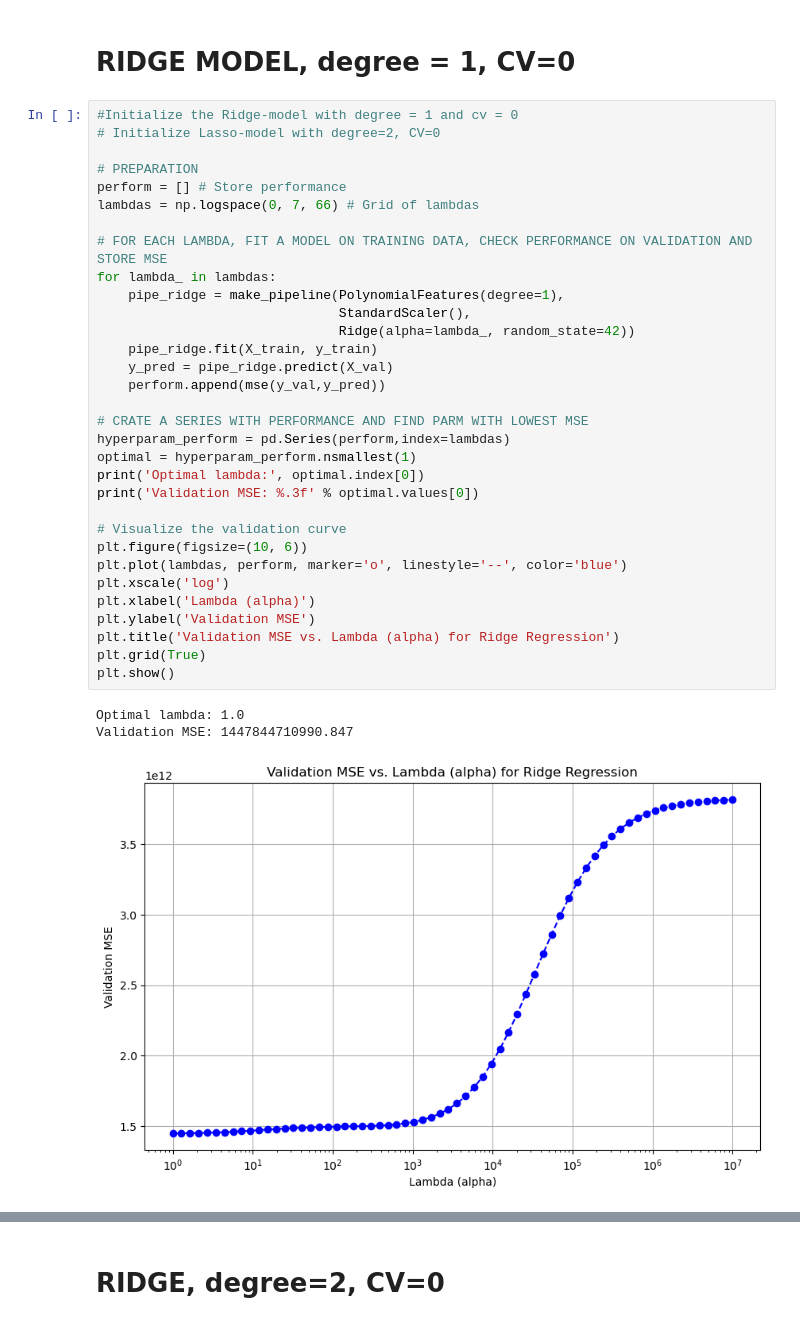
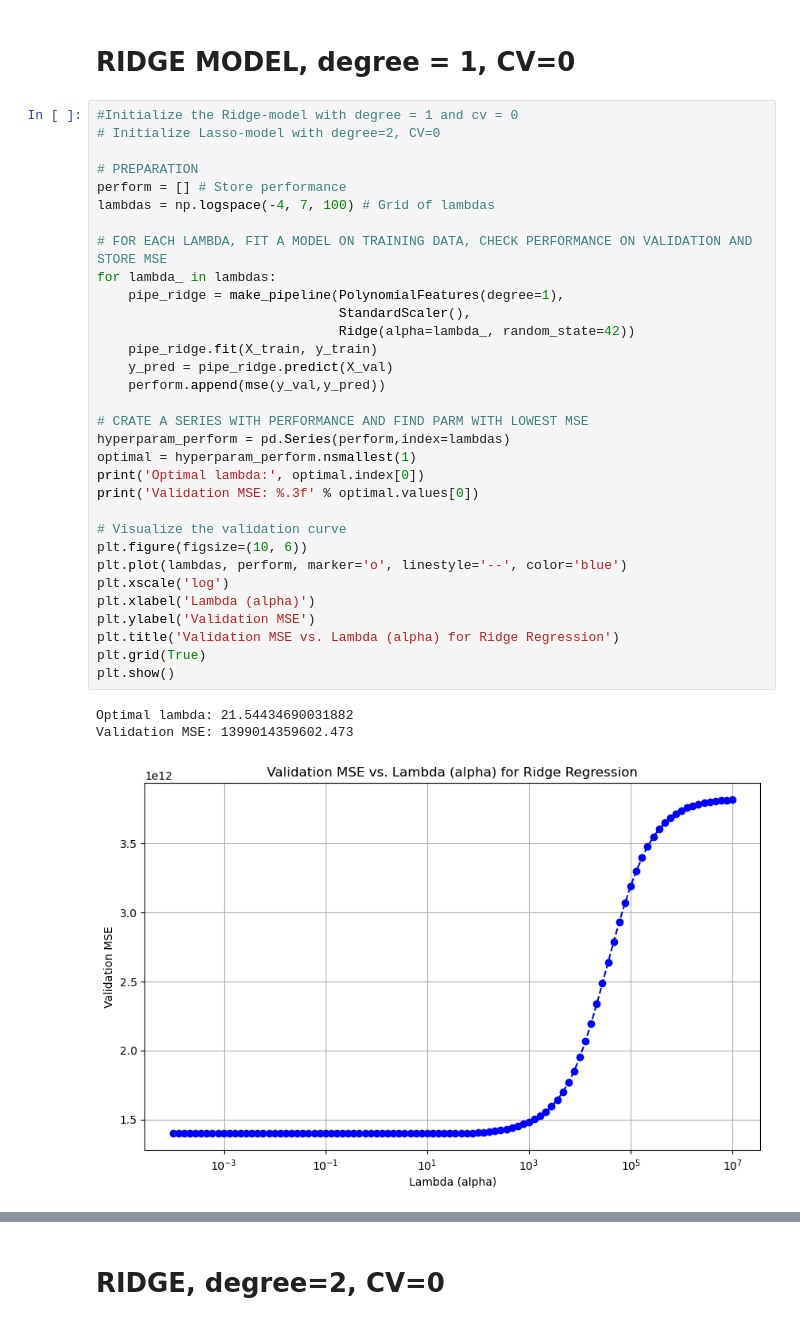
Before and after one commit to matliras/Sommerskole7, a Jupyter notebook: Eksamensprojekt/ML/OLS.ipynb, the cells around one changed output, grey strips where cells are left out. Drawn from its saved outputs; the diff is of its cells as text.

```diff
--- a/Eksamensprojekt/ML/OLS.ipynb
+++ b/Eksamensprojekt/ML/OLS.ipynb
@@ -400,37 +400,37 @@ Lasso_R2_de2 0.6774518538148815
 # Initialize Lasso-model with degree=2, CV=0
 
 # PREPARATION
 perform = [] # Store performance
-lambdas = np.logspace(0, 7, 66) # Grid of lambdas
+lambdas = np.logspace(-4, 7, 100) # Grid of lambdas
 
 # FOR EACH LAMBDA, FIT A MODEL ON TRAINING DATA, CHECK PERFORMANCE ON VALIDATION AND STORE MSE
 for lambda_ in lambdas:
     pipe_ridge = make_pipeline(PolynomialFeatures(degree=1),
                                StandardScaler(),
                                Ridge(alpha=lambda_, random_state=42))
     pipe_ridge.fit(X_train, y_train)
     y_pred = pipe_ridge.predict(X_val)
     perform.append(mse(y_val,y_pred))
 
 # CRATE A SERIES WITH PERFORMANCE AND FIND PARM WITH LOWEST MSE
 hyperparam_perform = pd.Series(perform,index=lambdas)
 optimal = hyperparam_perform.nsmallest(1)
 print('Optimal lambda:', optimal.index[0])
 print('Validation MSE: %.3f' % optimal.values[0])
 
 # Visualize the validation curve
 plt.figure(figsize=(10, 6))
 plt.plot(lambdas, perform, marker='o', linestyle='--', color='blue')
 plt.xscale('log')
 plt.xlabel('Lambda (alpha)')
 plt.ylabel('Validation MSE')
 plt.title('Validation MSE vs. Lambda (alpha) for Ridge Regression')
 plt.grid(True)
 plt.show()
 # %% [output]
-Optimal lambda: 1.0
-Validation MSE: 1447844710990.847
+Optimal lambda: 21.54434690031882
+Validation MSE: 1399014359602.473
-[figure, old version]
+[figure, new version]
 # %%
 # INSERT OPTIMAL LAMBDA INTO NEW MODEL
 pipe_ridge = make_pipeline(PolynomialFeatures(degree=1),
```
Also changed, not shown: parts of 7 cells of this notebook.
